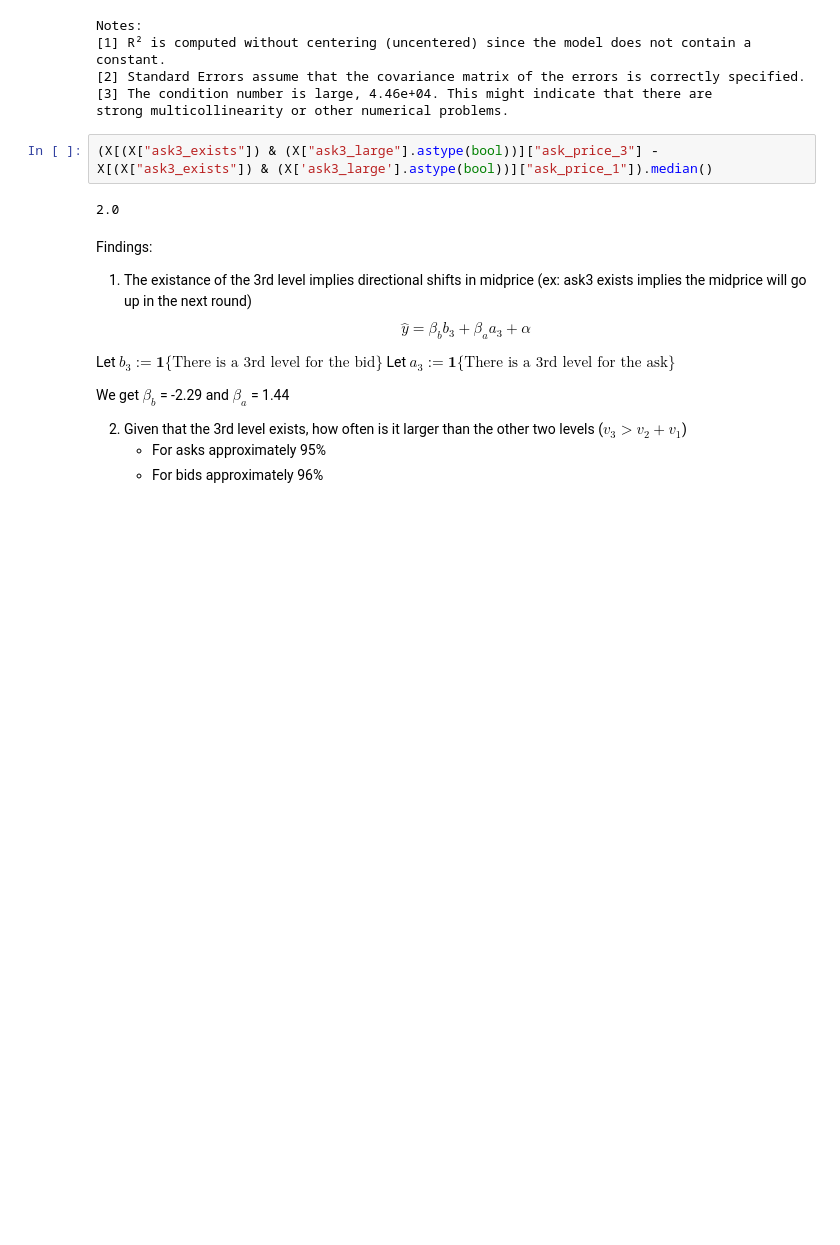
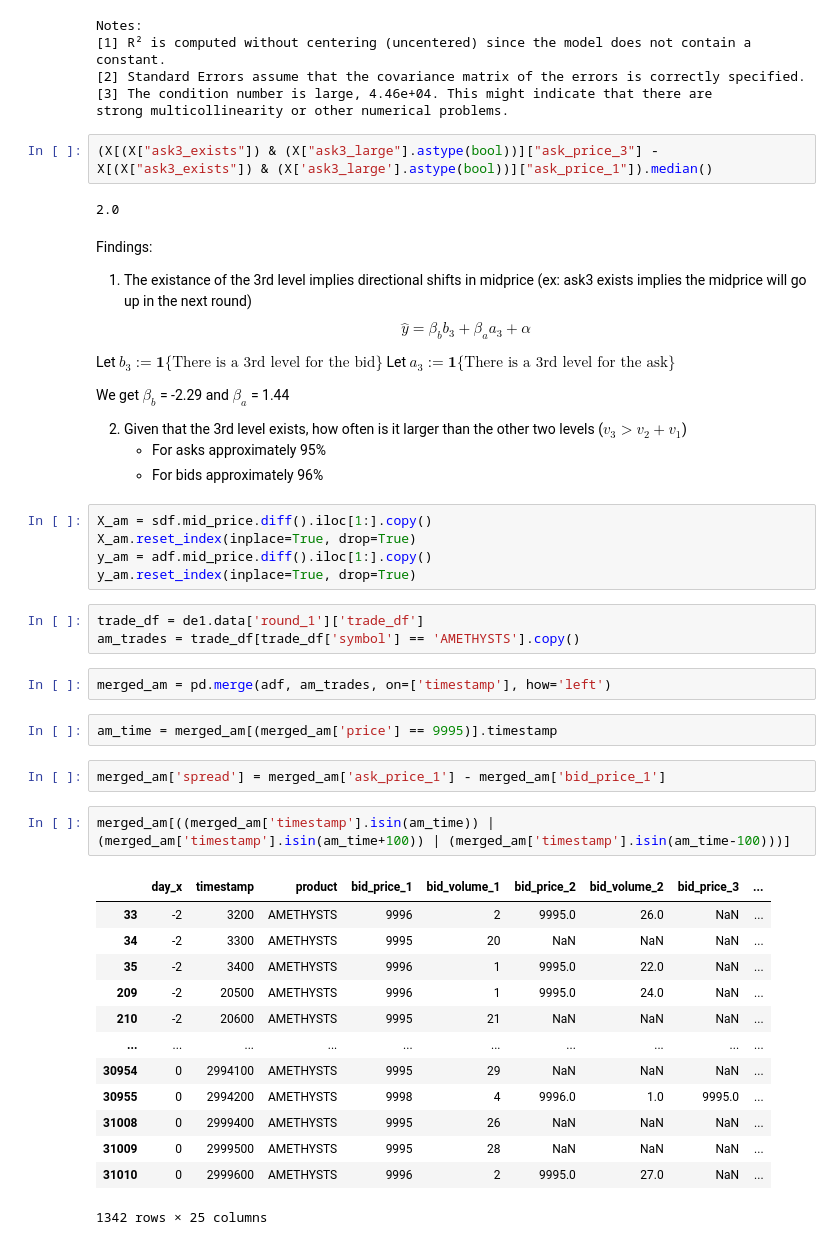
Before and after one commit to felixpoirier1/Prosperity, a Jupyter notebook: test.ipynb, the cells around one changed output. Saved outputs shown, nothing was run; the diff lists cells and outputs as text; blank space fills up the shorter version.

Commit message:
New round of trader files

```diff
--- a/test.ipynb
+++ b/test.ipynb
@@ -1755,3 +1757,33 @@ We get $\beta_b$ = -2.29 and $\beta_a$ = 1.44
 2. Given that the 3rd level exists, how often is it larger than the other two levels ($v_3 > v_2 + v_1$)
     * For asks approximately 95%
     * For bids approximately 96%
+# %%
+X_am = sdf.mid_price.diff().iloc[1:].copy()
+X_am.reset_index(inplace=True, drop=True)
+y_am = adf.mid_price.diff().iloc[1:].copy()
+y_am.reset_index(inplace=True, drop=True)
+# %%
+trade_df = de1.data['round_1']['trade_df']
+am_trades = trade_df[trade_df['symbol'] == 'AMETHYSTS'].copy()
+# %%
+merged_am = pd.merge(adf, am_trades, on=['timestamp'], how='left')
+# %%
+am_time = merged_am[(merged_am['price'] == 9995)].timestamp
+# %%
+merged_am['spread'] = merged_am['ask_price_1'] - merged_am['bid_price_1']
+# %%
+merged_am[((merged_am['timestamp'].isin(am_time)) | (merged_am['timestamp'].isin(am_time+100)) | (merged_am['timestamp'].isin(am_time-100)))]
+# %% [output]
+|  | day_x | timestamp | product | bid_price_1 | bid_volume_1 | bid_price_2 | bid_volume_2 | bid_price_3 | ... |
+| 33 | -2 | 3200 | AMETHYSTS | 9996 | 2 | 9995.0 | 26.0 | NaN | ... |
+| 34 | -2 | 3300 | AMETHYSTS | 9995 | 20 | NaN | NaN | NaN | ... |
+| 35 | -2 | 3400 | AMETHYSTS | 9996 | 1 | 9995.0 | 22.0 | NaN | ... |
+| 209 | -2 | 20500 | AMETHYSTS | 9996 | 1 | 9995.0 | 24.0 | NaN | ... |
+| 210 | -2 | 20600 | AMETHYSTS | 9995 | 21 | NaN | NaN | NaN | ... |
+| ... | ... | ... | ... | ... | ... | ... | ... | ... | ... |
+| 30954 | 0 | 2994100 | AMETHYSTS | 9995 | 29 | NaN | NaN | NaN | ... |
+| 30955 | 0 | 2994200 | AMETHYSTS | 9998 | 4 | 9996.0 | 1.0 | 9995.0 | ... |
+| 31008 | 0 | 2999400 | AMETHYSTS | 9995 | 26 | NaN | NaN | NaN | ... |
+| 31009 | 0 | 2999500 | AMETHYSTS | 9995 | 28 | NaN | NaN | NaN | ... |
+| 31010 | 0 | 2999600 | AMETHYSTS | 9996 | 2 | 9995.0 | 27.0 | NaN | ... |
+1342 rows × 25 columns
```
Also changed, not shown: parts of 14 cells of this notebook, 24 other files.
